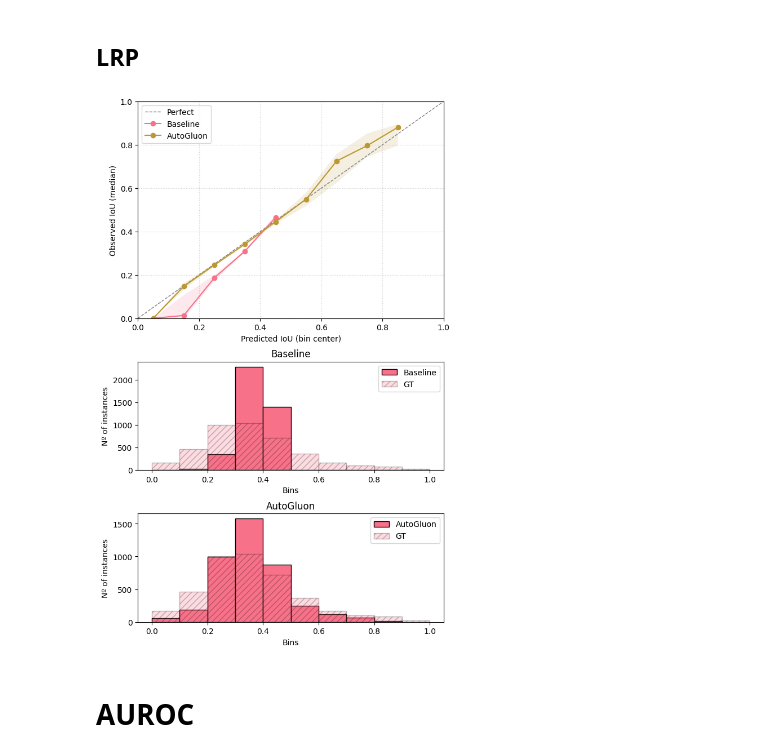
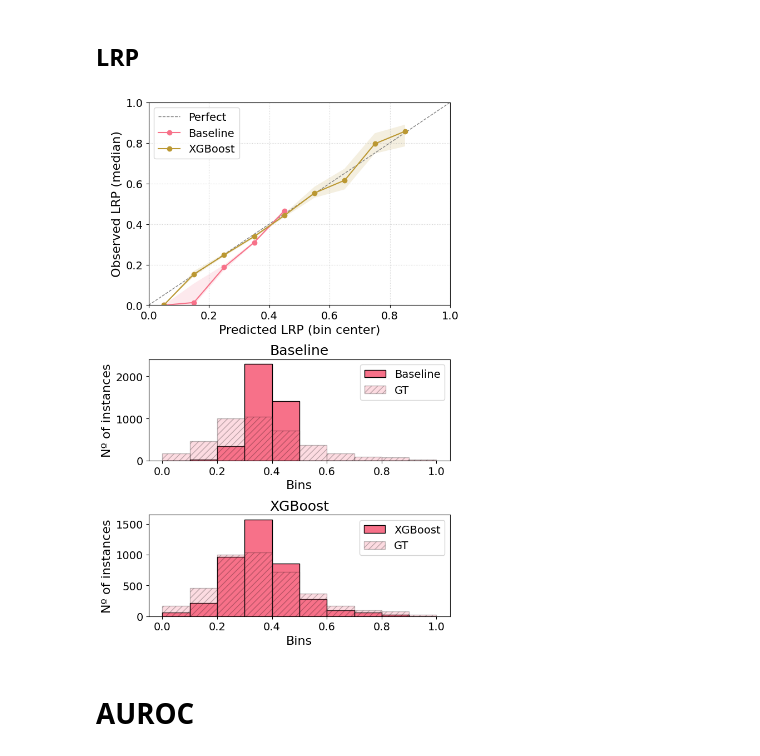
Before and after one commit to femartip/frame-validity-od, a Jupyter notebook: notebooks/assess_pred_analysis.ipynb, the cells around one changed output. Drawn from its saved outputs; the diff is of its cells as text; code cells hidden in the pictures.

```diff
--- a/notebooks/assess_pred_analysis.ipynb
+++ b/notebooks/assess_pred_analysis.ipynb
@@ -476,6 +477,15 @@ def plot_inst_per_bin(y_pred, bin_size=0.1, ax=None, label=None, alpha=1.0, line
     if label is not None:
         ax.legend()
     return ax
+# %%
+plt.rcParams.update({
+    "font.size": 16,
+    "axes.titlesize": 18,
+    "axes.labelsize": 16,
+    "xtick.labelsize": 14,
+    "ytick.labelsize": 14,
+    "legend.fontsize": 14,
+})
 # %% [markdown]
 ## IoU
 # %%
@@ -503,29 +513,29 @@ plt.show()
 # %% [markdown]
 ## LRP
 # %%
-
 fig = plt.figure(figsize=(7, 12))
-gs = GridSpec(3, 1, height_ratios=[2, 1, 1], hspace=0.3, wspace=0.1)
+gs = GridSpec(3, 1, height_ratios=[2, 1, 1], hspace=0.4, wspace=0.1)
 ax_cal = fig.add_subplot(gs[0, :])
 
-plot_calibration_curve(lrp_assessor_results["GT"],lrp_assessor_results["baseline"],ax=ax_cal,label="Baseline")
-plot_calibration_curve(lrp_assessor_results["GT"],lrp_assessor_results["autg"],ax=ax_cal,label="AutoGluon", iden_line=False)
+plot_calibration_curve(lrp_assessor_results["GT"], lrp_assessor_results["baseline"], ax=ax_cal, label="Baseline", metric="LRP")
+plot_calibration_curve(lrp_assessor_results["GT"], lrp_assessor_results["xgb"], ax=ax_cal, label="XGBoost", iden_line=False, metric="LRP")
 ax_cal.legend()
 
 ax_baseline = fig.add_subplot(gs[1, 0])
-plot_inst_per_bin(lrp_assessor_results["baseline"], ax=ax_baseline, label="Baseline", fillcolor="C0", fill=None)
+plot_inst_per_bin(lrp_assessor_results["baseline"], ax=ax_baseline, label="Baseline", fillcolor="C0", fill="")
 plot_inst_per_bin(lrp_assessor_results["GT"], ax=ax_baseline, label="GT", alpha=0.25, fillcolor="C0", fill="///")
 ax_baseline.set_title("Baseline")
+
 ax_autg = fig.add_subplot(gs[2, 0])
-plot_inst_per_bin(lrp_assessor_results["autg"], ax=ax_autg, label="AutoGluon", fillcolor="C0", fill=None)
+plot_inst_per_bin(lrp_assessor_results["xgb"], ax=ax_autg, label="XGBoost", fillcolor="C0", fill="")
 plot_inst_per_bin(lrp_assessor_results["GT"], ax=ax_autg, label="GT", alpha=0.25, fillcolor="C0", fill="///")
-ax_autg.set_title("AutoGluon")
+ax_autg.set_title("XGBoost")
 
 plt.tight_layout()
 plt.savefig(f"./plots/{model}_lrp_baseline_vs_autog_calib_curve.svg", dpi=200, bbox_inches='tight')
 plt.show()
 # %% [output]
-[figure, old version]
+[figure, new version]
 # %% [markdown]
 # AUROC
 # %% [markdown]
```
Also changed, not shown: parts of 7 cells of this notebook, 11 other files.
